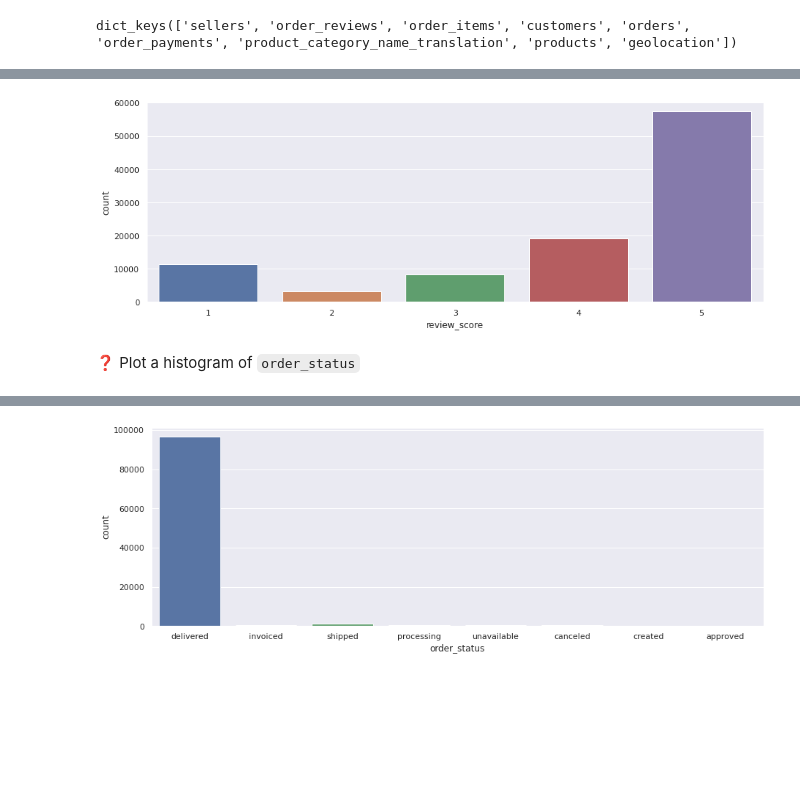
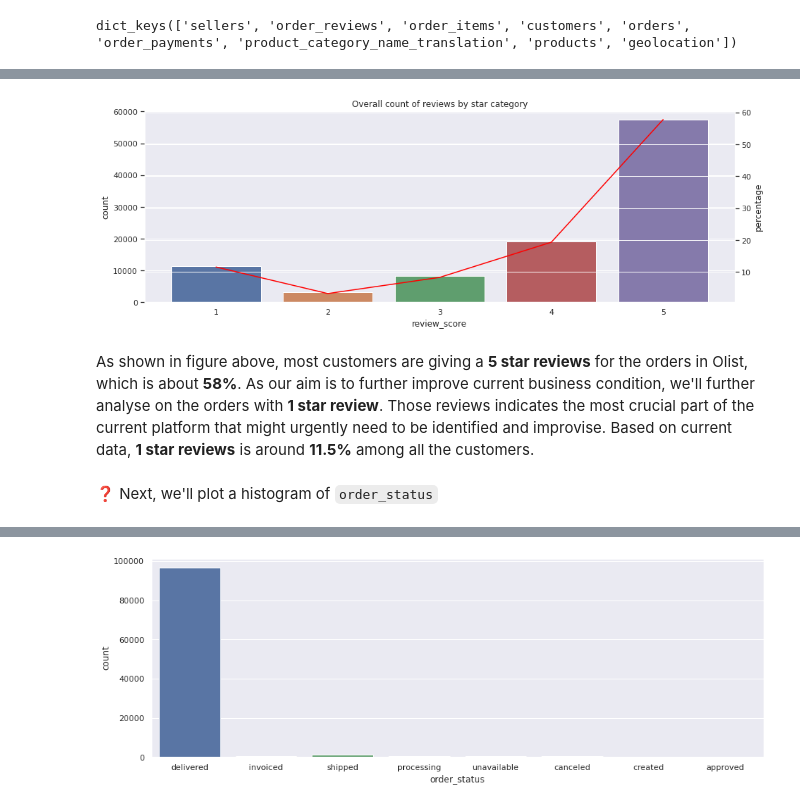
Before and after one commit to yongsin91/olist, a Jupyter notebook: 1_Setup/metric_design.ipynb, the cells around one changed output, grey strips where cells are left out. Cells and saved outputs as stored; diff of their text form; code cells hidden in the pictures; blank space fills up the shorter version.

```diff
--- a/1_Setup/metric_design.ipynb
+++ b/1_Setup/metric_design.ipynb
@@ -61,0 +33,5 @@ Name: review_id, dtype: int64
+# %%
+# we'll see the distribution of the reviews ratings and their respective percentage
+hist = data['order_reviews'].groupby('review_score').count()
+hist['percentage']=hist['review_id']/sum(hist['review_id'])*100
+hist
@@ -62,9 +46,13 @@ Name: review_id, dtype: int64
 # %%
 sns.set(rc={'figure.figsize':(15,5)})
-sns.countplot(x='review_score', data=data['order_reviews']);
+sns.countplot(x='review_score', data=data['order_reviews']).set(title="Overall count of reviews by star category");
+ax2=plt.twinx()
+sns.lineplot(x=[0,1,2,3,4],y=hist['percentage'], ax=ax2, color='red');
 # %% [output]
-[figure, old version]
+[figure, new version]
+# %% [markdown]
+As shown in figure above, most customers are giving a **5 star reviews** for the orders in Olist, which is about **58%**. As our aim is to further improve current business condition, we'll further analyse on the orders with **1 star review**. Those reviews indicates the most crucial part of the current platform that might urgently need to be identified and improvise. Based on current data, **1 star reviews** is around **11.5%** among all the customers.
 # %% [markdown]
-❓ Plot a histogram of `order_status` <br/>
+❓ Next, we'll plot a histogram of `order_status` <br/>
 # %%
 status = data['orders'].groupby('order_status').count()
```
Also changed, not shown: parts of 45 cells of this notebook, 3 other files.
